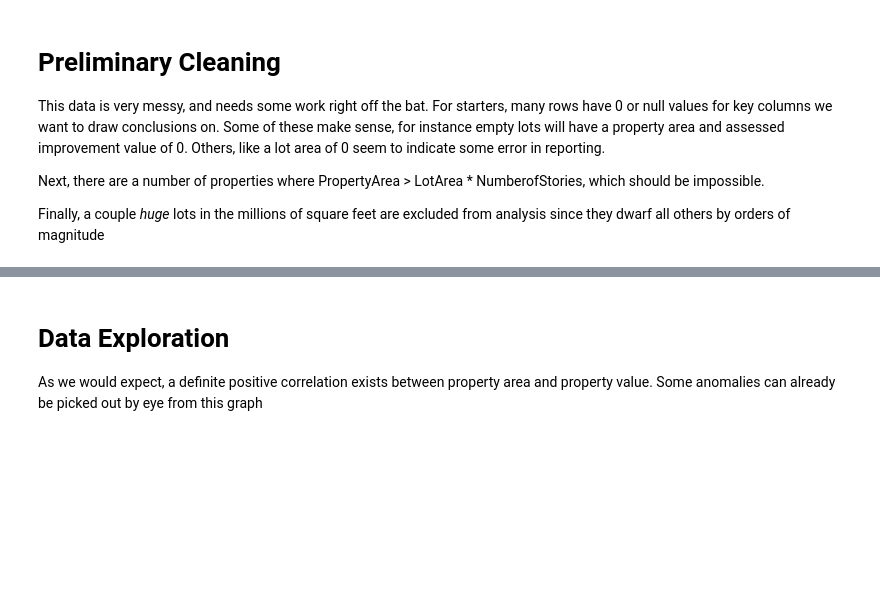
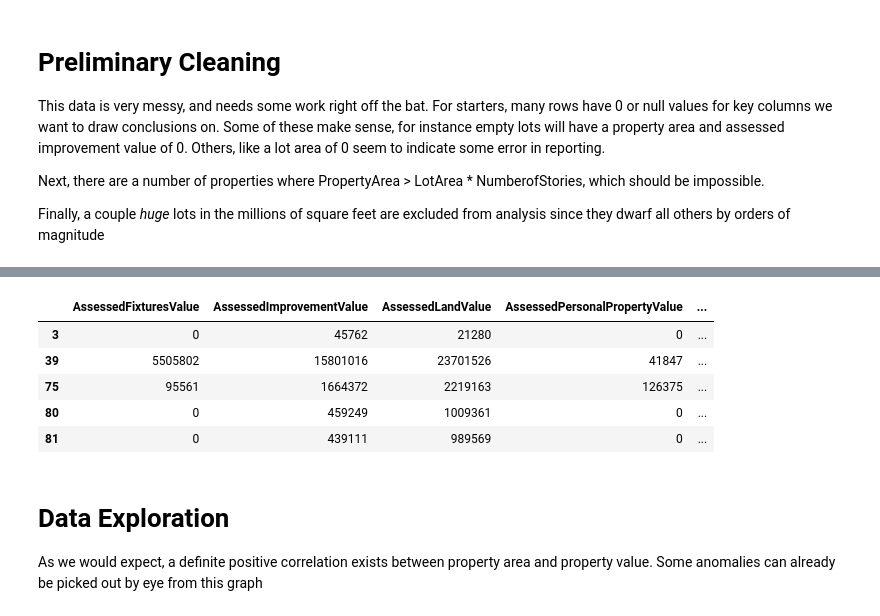
Before and after one commit to EmiliaPaz/EECS731_FinalProject, a Jupyter notebook: notebooks/Anomaly.ipynb, the cells around one changed output, grey strips where cells are left out. Cells and saved outputs as stored; diff of their text form; code cells hidden in the pictures; blank space fills up the shorter version.

```diff
--- a/notebooks/Anomaly.ipynb
+++ b/notebooks/Anomaly.ipynb
@@ -23,3 +157,15 @@ ass_data = ass_data.query('LotArea < 300000')
+# %%
+ass_data["AssessedTotalValue"] = ass_data["AssessedFixturesValue"] + ass_data["AssessedImprovementValue"]\
+    + ass_data["AssessedLandValue"] + ass_data["AssessedPersonalPropertyValue"]
+ass_data[["AssessedFixturesValue", "AssessedImprovementValue", "AssessedLandValue", "AssessedPersonalPropertyValue",
+          "AssessedTotalValue"]].head()
+# %% [output]
+|  | AssessedFixturesValue | AssessedImprovementValue | AssessedLandValue | AssessedPersonalPropertyValue | ... |
+| 3 | 0 | 45762 | 21280 | 0 | ... |
+| 39 | 5505802 | 15801016 | 23701526 | 41847 | ... |
+| 75 | 95561 | 1664372 | 2219163 | 126375 | ... |
+| 80 | 0 | 459249 | 1009361 | 0 | ... |
+| 81 | 0 | 439111 | 989569 | 0 | ... |
 # %% [markdown]
 # Data Exploration
 
```
Also changed, not shown: parts of 18 cells of this notebook.
